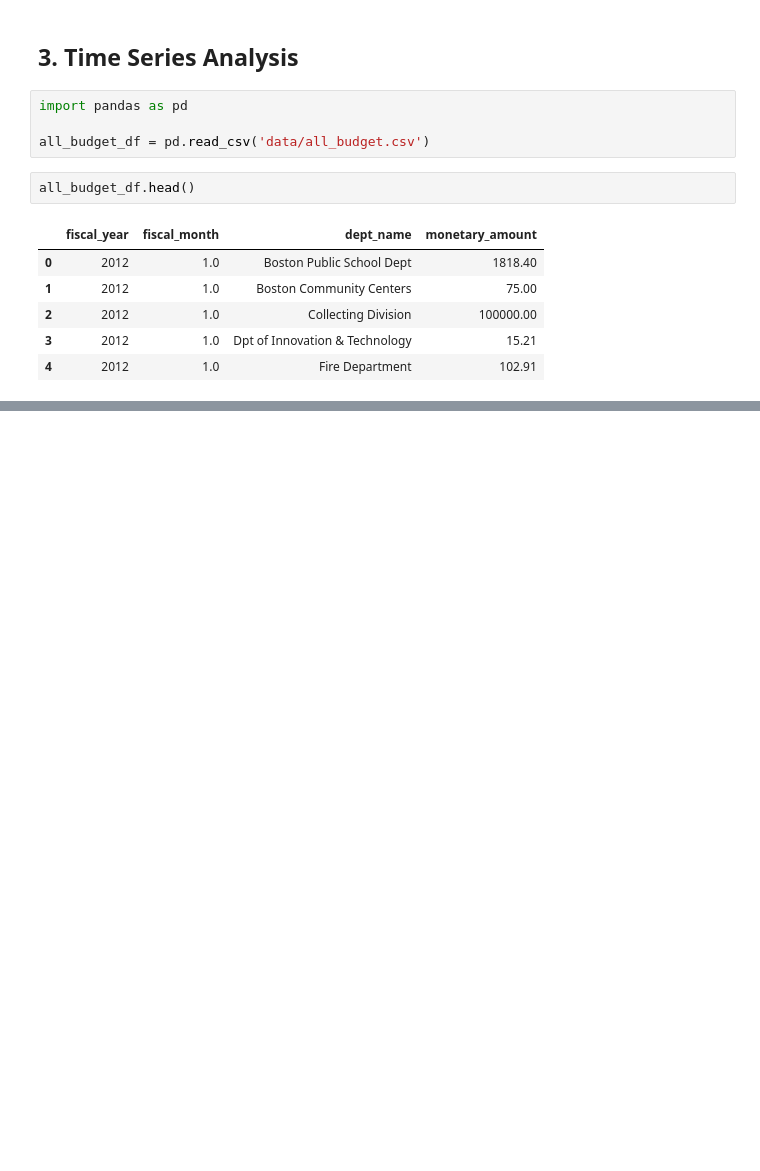
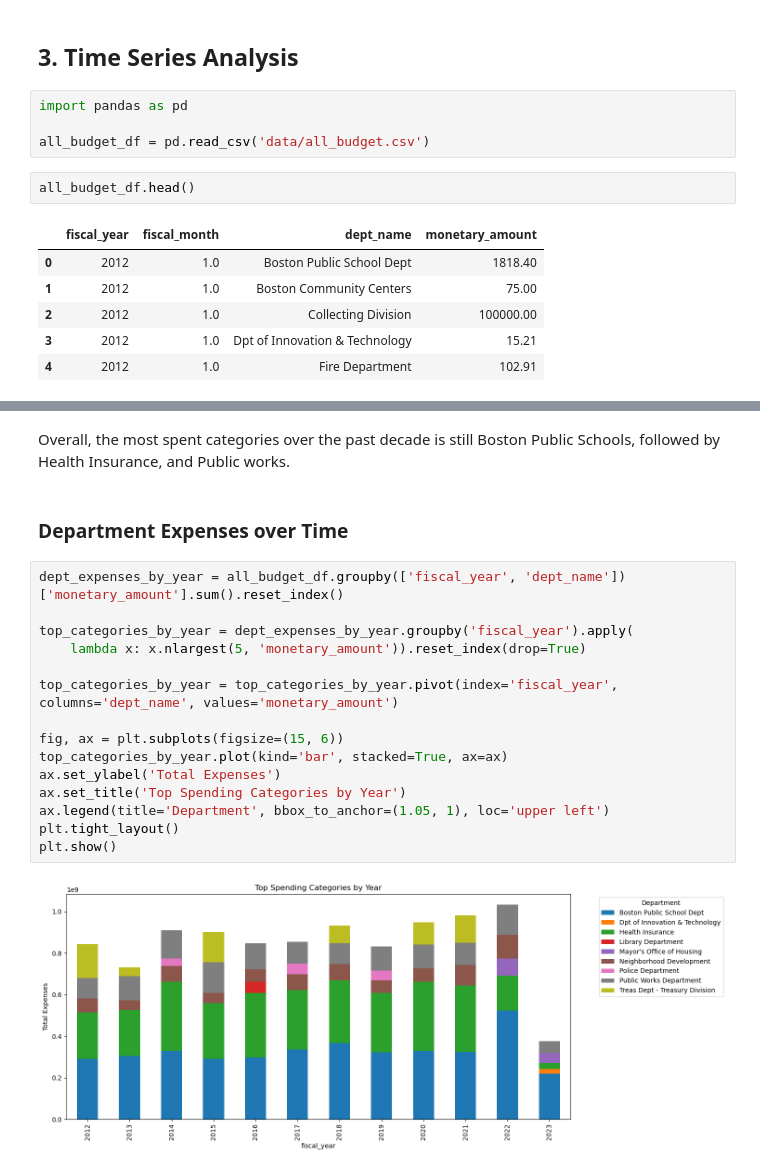
Before and after one commit to BU-Spark/ds-boston-city-budget, a Jupyter notebook: fa23-team-e/Extension Project.ipynb, the cells around one changed output, grey strips where cells are left out. Saved outputs shown, nothing was run; the diff lists cells and outputs as text; blank space fills up the shorter version.

```diff
--- a/fa23-team-e/Extension Project.ipynb
+++ b/fa23-team-e/Extension Project.ipynb
@@ -207,0 +265,21 @@ all_budget_df.head()
+# %% [markdown]
+Overall, the most spent categories over the past decade is still Boston Public Schools, followed by Health Insurance, and Public works.
+# %% [markdown]
+### Department Expenses over Time
+# %%
+dept_expenses_by_year = all_budget_df.groupby(['fiscal_year', 'dept_name'])['monetary_amount'].sum().reset_index()
+
+top_categories_by_year = dept_expenses_by_year.groupby('fiscal_year').apply(
+    lambda x: x.nlargest(5, 'monetary_amount')).reset_index(drop=True)
+
+top_categories_by_year = top_categories_by_year.pivot(index='fiscal_year', columns='dept_name', values='monetary_amount')
+
+fig, ax = plt.subplots(figsize=(15, 6))
+top_categories_by_year.plot(kind='bar', stacked=True, ax=ax)
+ax.set_ylabel('Total Expenses')
+ax.set_title('Top Spending Categories by Year')
+ax.legend(title='Department', bbox_to_anchor=(1.05, 1), loc='upper left')
+plt.tight_layout()
+plt.show()
+# %% [output]
+[figure, added]
```
Also changed, not shown: parts of 11 cells of this notebook.
